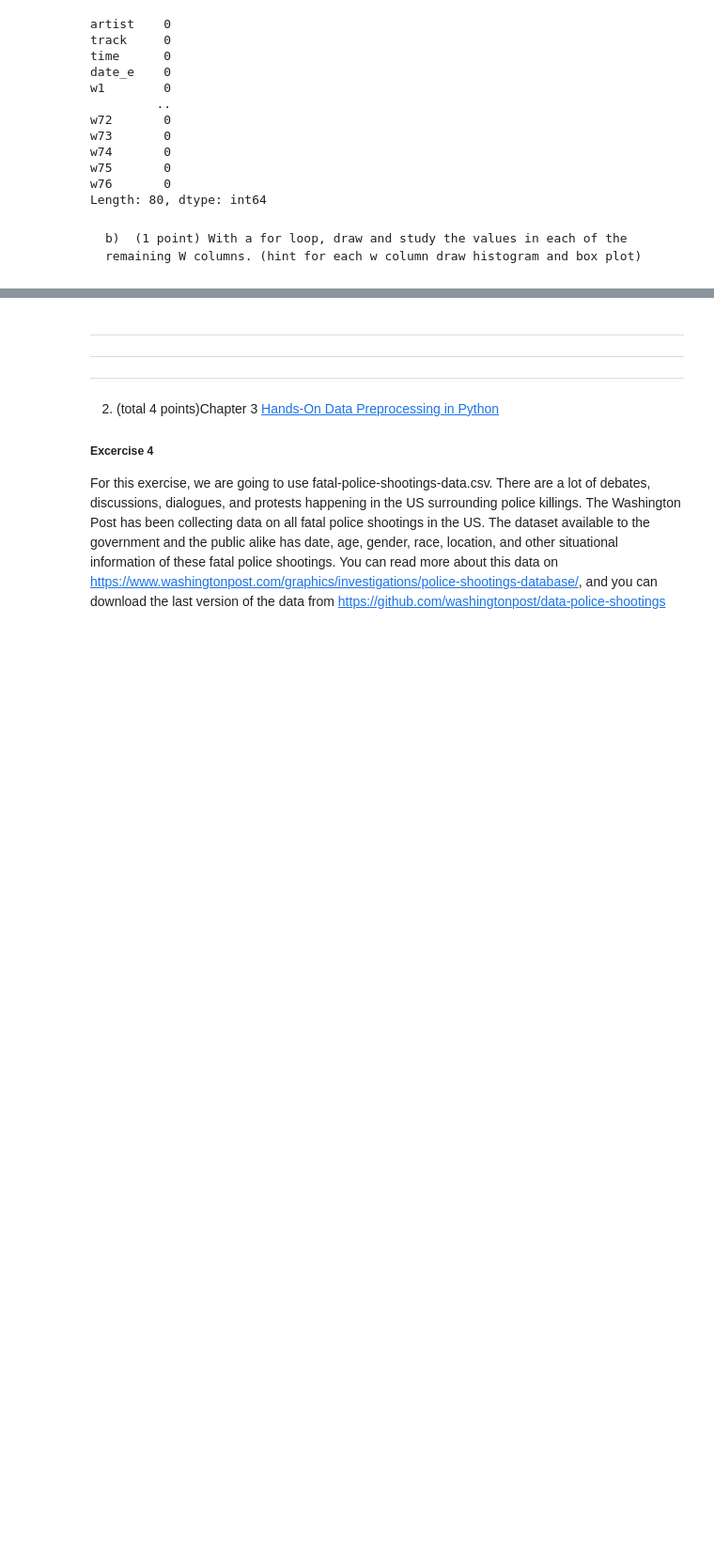
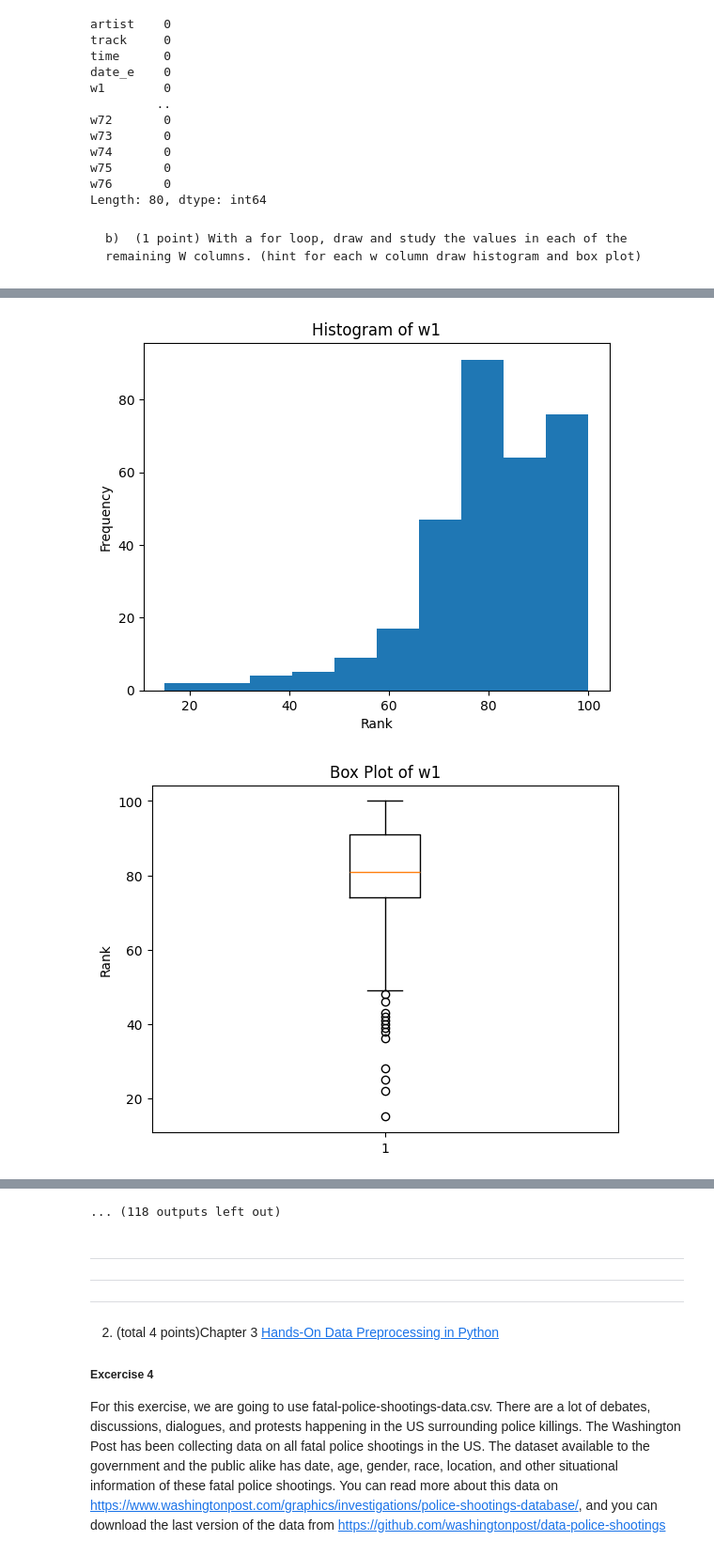
Before and after one commit to jting0499/ML_assignment-1, a Jupyter notebook: Assignment_01.ipynb, the cells around one changed output, grey strips where cells are left out. Shown at 94% size. Cells and saved outputs as stored; diff of their text form; code cells hidden in the pictures; blank space fills up the shorter version.

```diff
--- a/Assignment_01.ipynb
+++ b/Assignment_01.ipynb
@@ -53,23 +53,3 @@ w76       0
 Length: 80, dtype: int64
 # %% [markdown]
     b)	(1 point) With a for loop, draw and study the values in each of the remaining W columns. (hint for each w column draw histogram and box plot)
-# %%
-# Plot histograms and boxplots for columns starting with 'w'
-w_cols = [col for col in bb_df.columns if col.startswith('w')]
-
-for col in w_cols:
-    plt.figure(figsize=(10, 4))
-
-    # Make histograms
-    plt.subplot(1, 2, 1)
-    bb_df[col].dropna().plot(kind='hist', bins=20)
-    plt.title(f'{col} - Histogram')
-    plt.xlabel('Ranking')
-
-    # Make boxplots
-    plt.subplot(1, 2, 2)
-    bb_df[col].dropna().plot(kind='box')
-    plt.title(f'{col} - Boxplot')
-
-    plt.tight_layout()
-    plt.show()
@@ -89,0 +56,31 @@ for col in w_cols:
+# %%
+
+import matplotlib.pyplot as plt
+
+ # axis check the it vertically which is Week and drop the columns contains ALL NAN
+df = bb_df.dropna(axis=1, how='all')
+
+ #w_cols is a Series like W1,W2,W3 which contains all rows in the column
+w_cols = [c for c in df.columns if c.startswith('w')]
+
+# using for loop for draw the graphics
+for col in w_cols:
+    data = df[col].dropna() # iterate each items within the Series, drop the nan.
+
+    # histogram
+    plt.figure()
+    plt.hist(data, bins=10)
+    plt.title(f'Histogram of {col}')
+    plt.xlabel('Rank')
+    plt.ylabel('Frequency')
+    plt.show()
+
+    # boxplot
+    plt.figure()
+    plt.boxplot(data)
+    plt.title(f'Box Plot of {col}')
+    plt.ylabel('Rank')
+    plt.show()
+# %% [output]
+[figure, added]
+[figure, added]
@@ -90,3 +97,4 @@ for col in w_cols:
+... (118 outputs left out)
 # %% [markdown]
 
 
```
Also changed, not shown: parts of 16 cells of this notebook, 1 other file.
